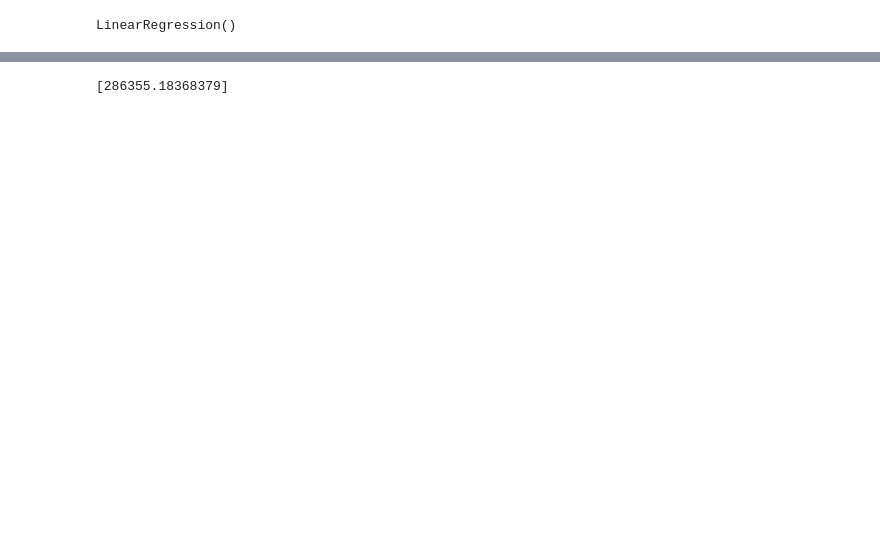
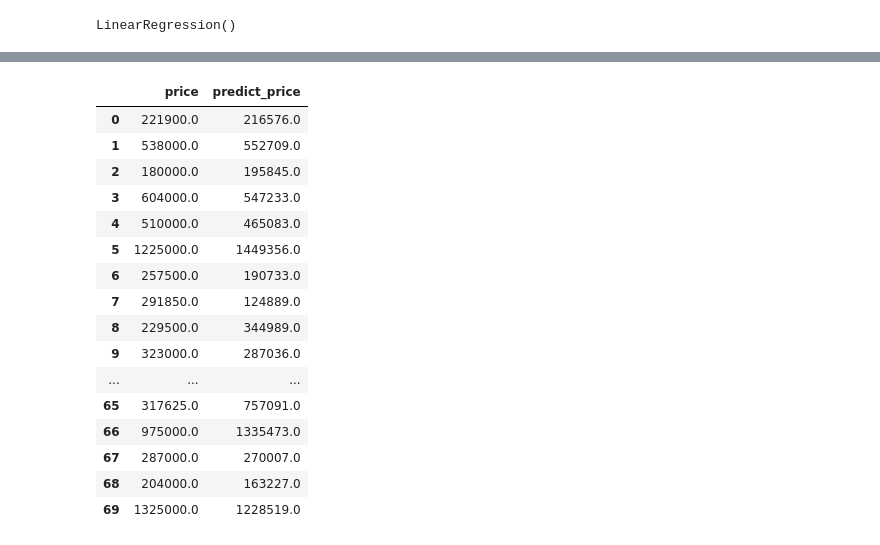
Before and after one commit to DonzerHD/Prediction_prix_maison_application, a Jupyter notebook: notebooks/data_modelisation.ipynb, the cells around one changed output, grey strips where cells are left out. Saved outputs shown, nothing was run; the diff lists cells and outputs as text; code cells hidden in the pictures; blank space fills up the shorter version.

```diff
--- a/notebooks/data_modelisation.ipynb
+++ b/notebooks/data_modelisation.ipynb
@@ -43,7 +44,7 @@ df_model
 # print(knn.predict([[3 , 1 , 1180 , 1 , 0 ,0 , 3 , 7]]))
 # print(knn.predict([[3 , 2.50 , 1600 , 2 , 0 ,0 , 3 , 8 ]]))
 # %%
-X_train, X_test, y_train, y_test = train_test_split(df_model.drop('price', axis=1), df_model['price'], test_size=0.19, random_state=42)
+X_train, X_test, y_train, y_test = train_test_split(df_model.drop('price', axis=1), df_model['price'], test_size=0.33, random_state=42)
 # %%
 lr = LinearRegression()
 lr.fit(X_train, y_train)
@@ -76,5 +78,24 @@ df_model
 # %%
 # predit le prix d'une maison dans le dataset
-print(lr.predict([[3 , 1 , 1180 , 1 , 0 , 0 , 3 , 7]]))
+predict_X = lr.predict(X)
+df_model['predict_price'] = predict_X.round(0)
+pd.set_option('display.max_rows', 100)
+df_model[['price', 'predict_price']].head(70)
 # %% [output]
-[286355.18368379]
+|  | price | predict_price |
+| 0 | 221900.0 | 216576.0 |
+| 1 | 538000.0 | 552709.0 |
+| 2 | 180000.0 | 195845.0 |
+| 3 | 604000.0 | 547233.0 |
+| 4 | 510000.0 | 465083.0 |
+| 5 | 1225000.0 | 1449356.0 |
+| 6 | 257500.0 | 190733.0 |
+| 7 | 291850.0 | 124889.0 |
+| 8 | 229500.0 | 344989.0 |
+| 9 | 323000.0 | 287036.0 |
+| ... | ... | ... |
+| 65 | 317625.0 | 757091.0 |
+| 66 | 975000.0 | 1335473.0 |
+| 67 | 287000.0 | 270007.0 |
+| 68 | 204000.0 | 163227.0 |
+| 69 | 1325000.0 | 1228519.0 |
```
Also changed, not shown: parts of 5 cells of this notebook, 3 other files.
